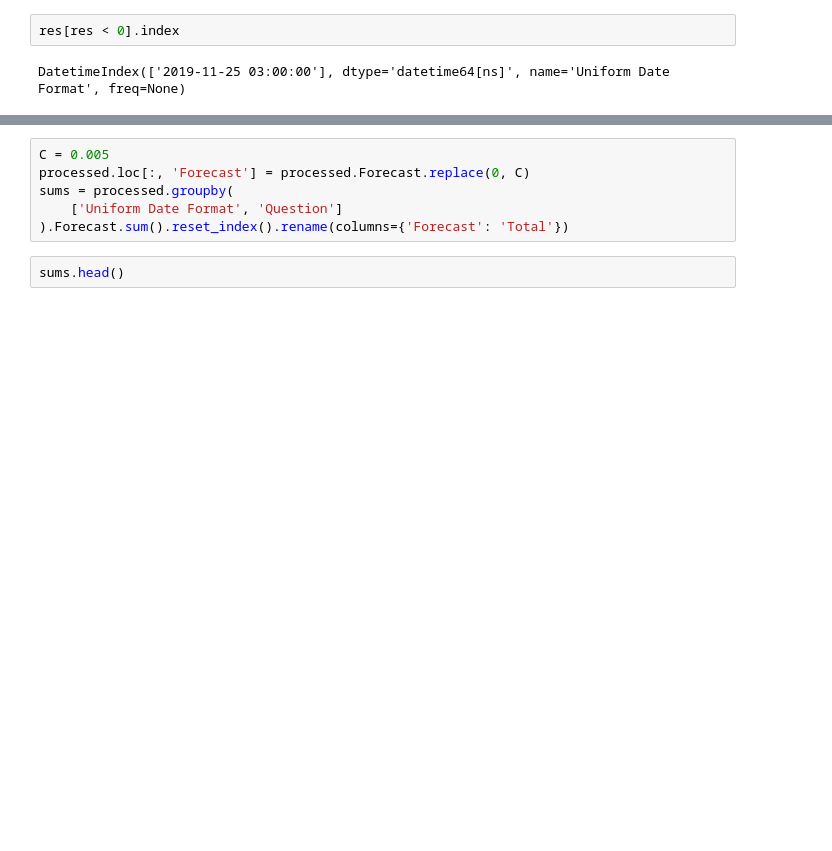
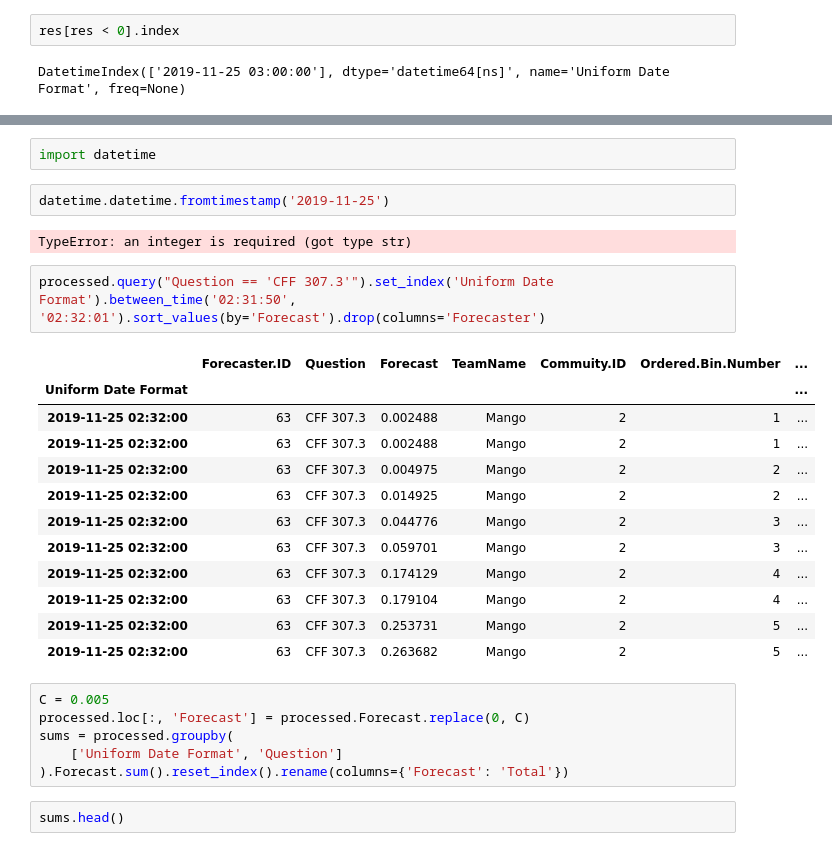
Before and after one commit to zarak/focus_plots, a Jupyter notebook: notebooks/KL_Divergence.ipynb, the cells around one changed output, grey strips where cells are left out. Cells and saved outputs as stored; diff of their text form; blank space fills up the shorter version.

```diff
--- a/notebooks/KL_Divergence.ipynb
+++ b/notebooks/KL_Divergence.ipynb
@@ -144,3 +128,24 @@ processed.query("Question == @question")
+# %%
+import datetime
+# %%
+datetime.datetime.fromtimestamp('2019-11-25')
+# %% [output]
+TypeError: an integer is required (got type str)
+# %%
+processed.query("Question == 'CFF 307.3'").set_index('Uniform Date Format').between_time('02:31:50', '02:32:01').sort_values(by='Forecast').drop(columns='Forecaster')
+# %% [output]
+|  | Forecaster.ID | Question | Forecast | TeamName | Commuity.ID | Ordered.Bin.Number | ... |
+| Uniform Date Format |  |  |  |  |  |  | ... |
+| 2019-11-25 02:32:00 | 63 | CFF 307.3 | 0.002488 | Mango | 2 | 1 | ... |
+| 2019-11-25 02:32:00 | 63 | CFF 307.3 | 0.002488 | Mango | 2 | 1 | ... |
+| 2019-11-25 02:32:00 | 63 | CFF 307.3 | 0.004975 | Mango | 2 | 2 | ... |
+| 2019-11-25 02:32:00 | 63 | CFF 307.3 | 0.014925 | Mango | 2 | 2 | ... |
+| 2019-11-25 02:32:00 | 63 | CFF 307.3 | 0.044776 | Mango | 2 | 3 | ... |
+| 2019-11-25 02:32:00 | 63 | CFF 307.3 | 0.059701 | Mango | 2 | 3 | ... |
+| 2019-11-25 02:32:00 | 63 | CFF 307.3 | 0.174129 | Mango | 2 | 4 | ... |
+| 2019-11-25 02:32:00 | 63 | CFF 307.3 | 0.179104 | Mango | 2 | 4 | ... |
+| 2019-11-25 02:32:00 | 63 | CFF 307.3 | 0.253731 | Mango | 2 | 5 | ... |
+| 2019-11-25 02:32:00 | 63 | CFF 307.3 | 0.263682 | Mango | 2 | 5 | ... |
 # %%
 C = 0.005
 processed.loc[:, 'Forecast'] = processed.Forecast.replace(0, C)
```
Also changed, not shown: parts of 1 cell of this notebook, 1 other file.
